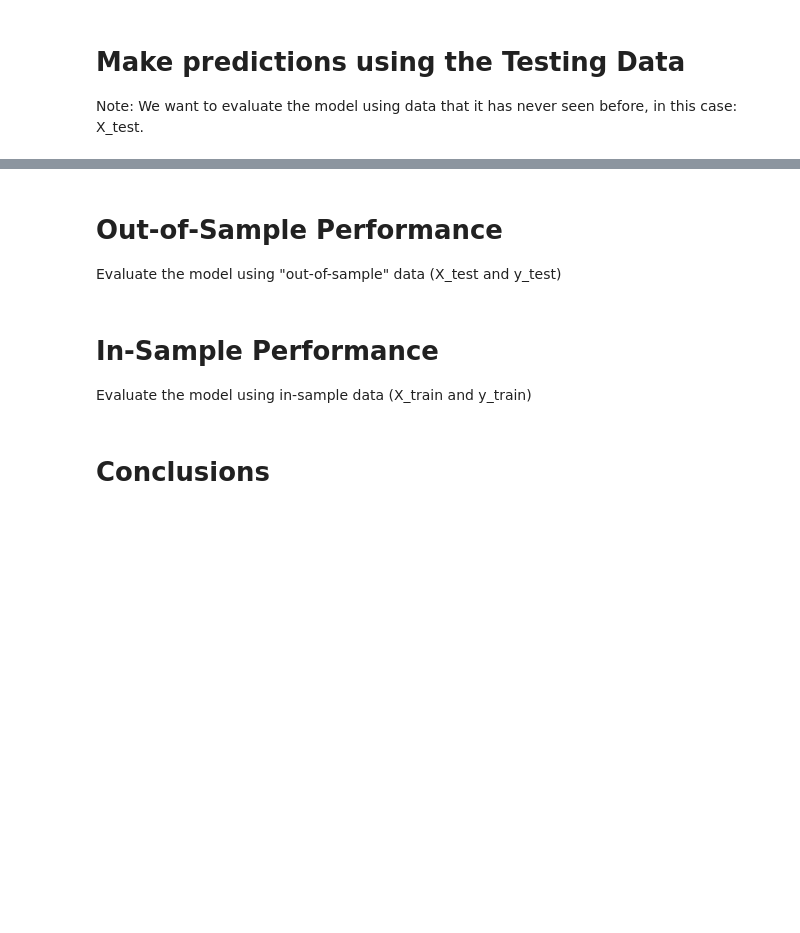
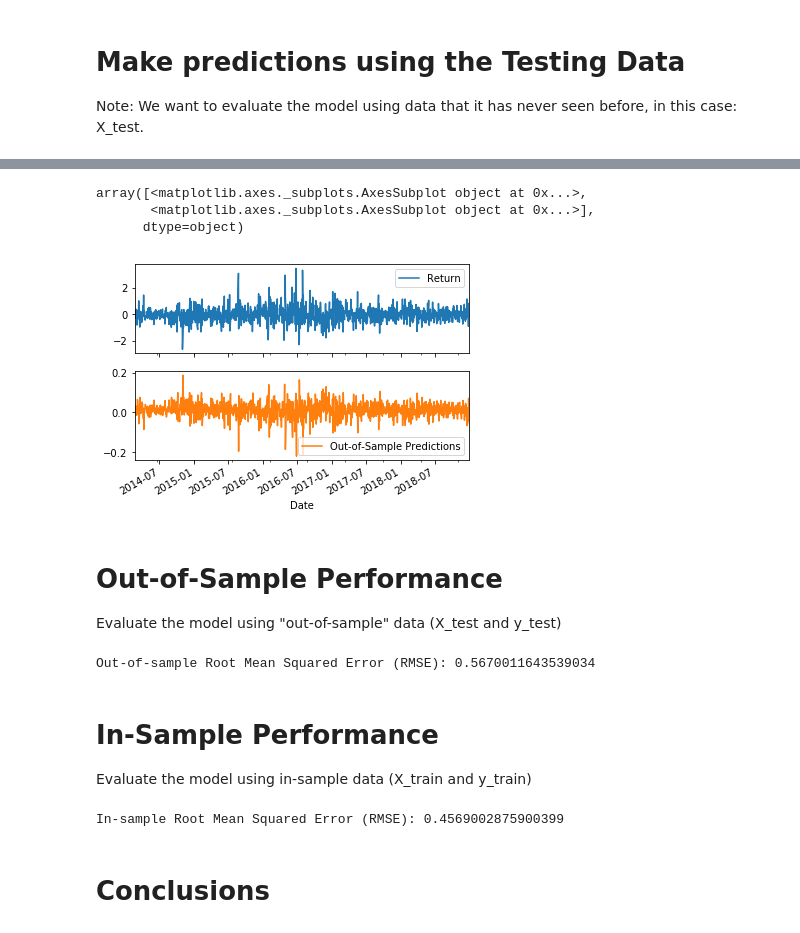
Before and after one commit to AnnSweetNanners/time_series_homework, a Jupyter notebook: 10-Time-Series/Instructions/Starter_Code/regression_analysis.ipynb, the cells around one changed output, grey strips where cells are left out. Drawn from its saved outputs; the diff is of its cells as text; code cells hidden in the pictures; blank space fills up the shorter version.

```diff
--- a/10-Time-Series/Instructions/Starter_Code/regression_analysis.ipynb
+++ b/10-Time-Series/Instructions/Starter_Code/regression_analysis.ipynb
@@ -114,3 +110,6 @@ Note: We want to evaluate the model using data that it has never seen before, in
 # %%
 # Assemble actual y data (Y_test) with predicted y data (from just above) into two columns in a dataframe:
 # YOUR CODE HERE!
+out_of_sample_results=y_test.to_frame()
+out_of_sample_results["Out-of-Sample Predictions"] = model.predict(X_test)
+out_of_sample_results.head()
@@ -117,6 +124,12 @@ Note: We want to evaluate the model using data that it has never seen before, in
 # %%
 # Plot the first 20 predictions vs the true values
 # YOUR CODE HERE!
+out_of_sample_results.plot(subplots=True)
+# %% [output]
+array([<matplotlib.axes._subplots.AxesSubplot object at 0x...>,
+       <matplotlib.axes._subplots.AxesSubplot object at 0x...>],
+      dtype=object)
+[figure, added]
 # %% [markdown]
 # Out-of-Sample Performance
 
@@ -125,9 +138,17 @@ Evaluate the model using "out-of-sample" data (X_test and y_test)
 from sklearn.metrics import mean_squared_error
 # Calculate the mean_squared_error (MSE) on actual versus predicted test "y"
 # YOUR CODE HERE!
+out_of_sample_mse = mean_squared_error(
+    out_of_sample_results["Return"],
+    out_of_sample_results["Out-of-Sample Predictions"]
+)
 
 # Using that mean-squared-error, calculate the root-mean-squared error (RMSE):
 # YOUR CODE HERE!
+out_of_sample_rmse = np.sqrt(out_of_sample_mse)
+print(f"Out-of-sample Root Mean Squared Error (RMSE): {out_of_sample_rmse}")
+# %% [output]
+Out-of-sample Root Mean Squared Error (RMSE): 0.5670011643539034
 # %% [markdown]
 # In-Sample Performance
 
@@ -135,15 +156,23 @@ Evaluate the model using in-sample data (X_train and y_train)
 # %%
 # Construct a dataframe using just the "y" training data:
 # YOUR CODE HERE!
-
+in_sample_results=y_train.to_frame()
 # Add a column of "in-sample" predictions to that dataframe:
 # YOUR CODE HERE!
-
+in_sample_results["In-Sample Predictions"] = model.predict(X_train)
+in_sample_results.head()
 # Calculate in-sample mean_squared_error (for comparison to out-of-sample)
 # YOUR CODE HERE!
-
+in_sample_mse = mean_squared_error(
+    in_sample_results["Return"],
+    in_sample_results["In-Sample Predictions"]
+)
 # Calculate in-sample root mean_squared_error (for comparison to out-of-sample)
 # YOUR CODE HERE!
+in_sample_rmse = np.sqrt(in_sample_mse)
+print(f"In-sample Root Mean Squared Error (RMSE): {in_sample_rmse}")
+# %% [output]
+In-sample Root Mean Squared Error (RMSE): 0.4569002875900399
 # %% [markdown]
 # Conclusions
 # %% [markdown]
```
Also changed, not shown: parts of 5 cells of this notebook, 1 other file.
